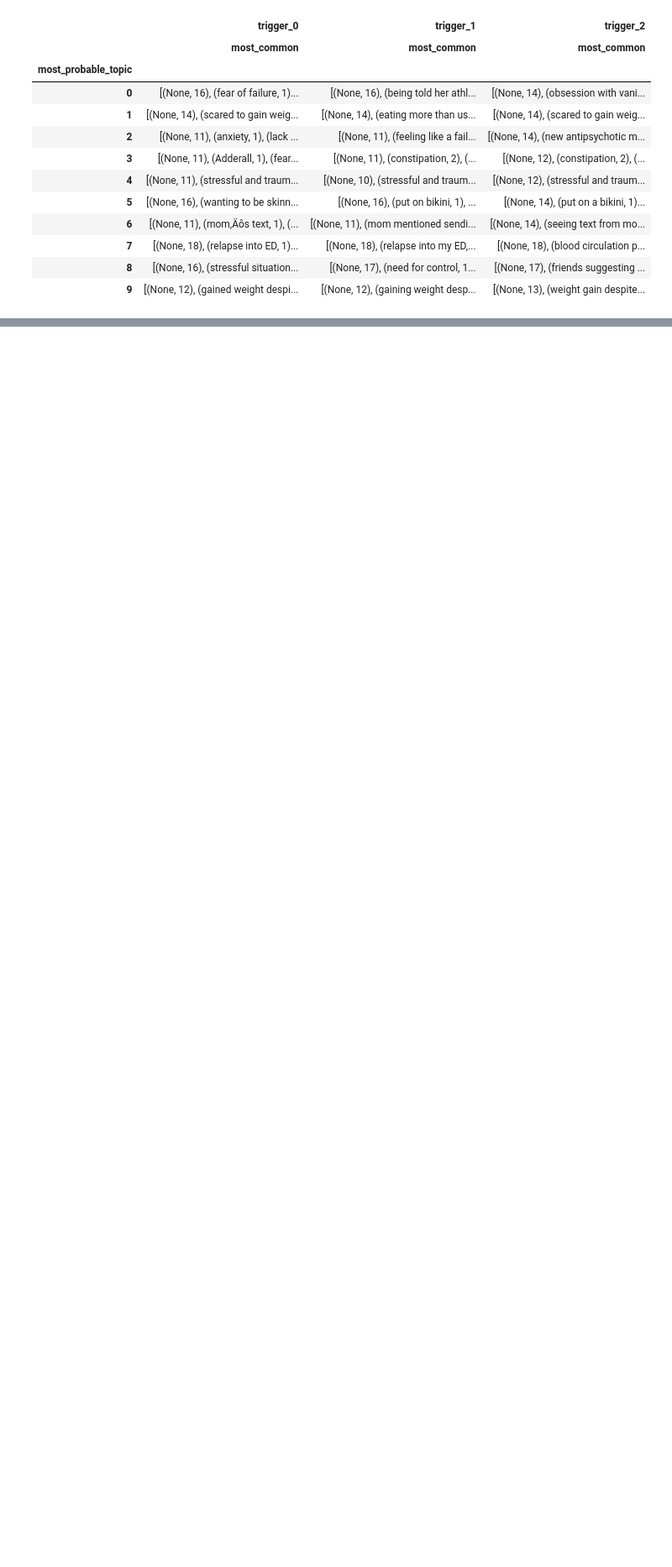
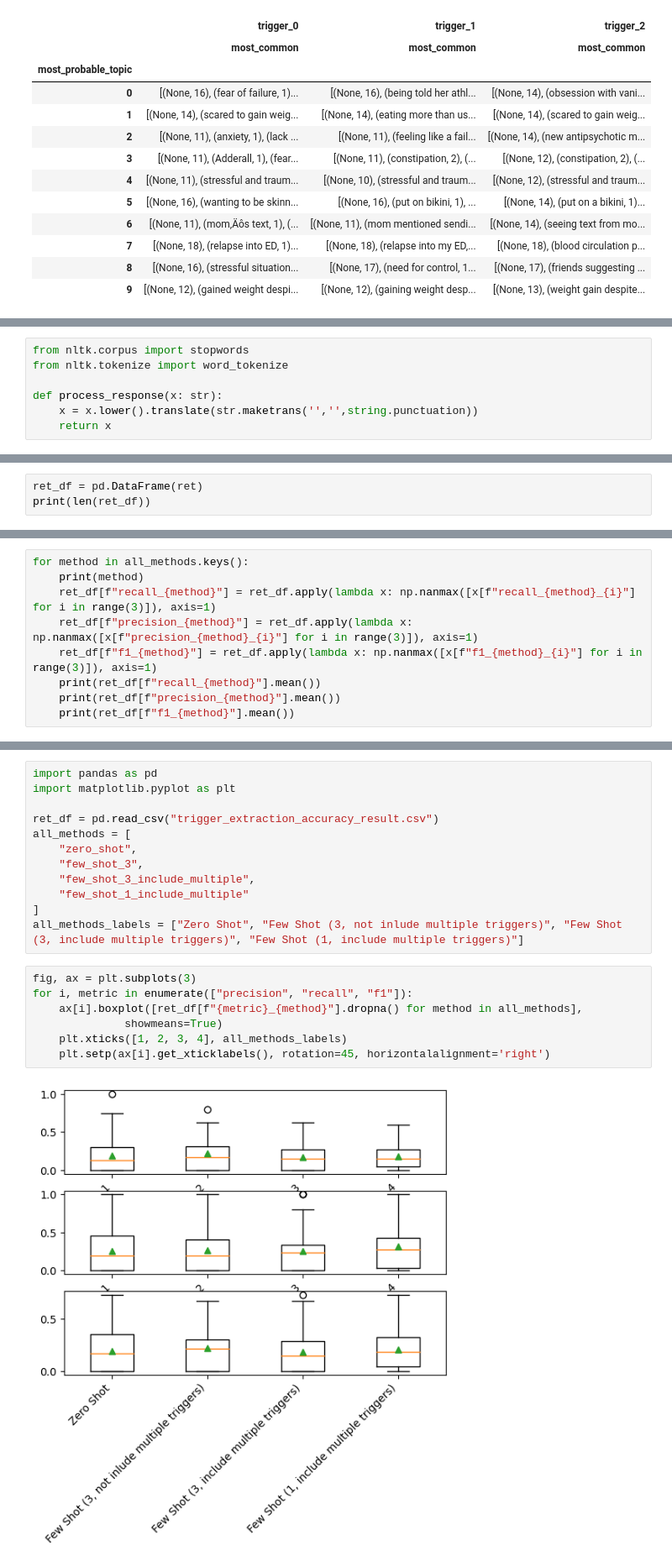
Before and after one commit to nguyentr17/cs685-narrative-analysis, a Jupyter notebook: clinical-extractions/sample_selection_trigger_extraction.ipynb, the cells around one changed output, grey strips where cells are left out. Shown: that part at 84% size. Saved outputs shown, nothing was run; the diff lists cells and outputs as text; blank space fills up the shorter version.

```diff
--- a/clinical-extractions/sample_selection_trigger_extraction.ipynb
+++ b/clinical-extractions/sample_selection_trigger_extraction.ipynb
@@ -201,0 +447,7 @@ trigger_extraction_result.groupby(["most_probable_topic"]).agg({
+# %%
+from nltk.corpus import stopwords
+from nltk.tokenize import word_tokenize
+
+def process_response(x: str):
+    x = x.lower().translate(str.maketrans('','',string.punctuation))
+    return x
@@ -201,0 +510,3 @@ trigger_extraction_result.groupby(["most_probable_topic"]).agg({
+# %%
+ret_df = pd.DataFrame(ret)
+print(len(ret_df))
@@ -201,0 +515,9 @@ trigger_extraction_result.groupby(["most_probable_topic"]).agg({
+# %%
+for method in all_methods.keys():
+    print(method)
+    ret_df[f"recall_{method}"] = ret_df.apply(lambda x: np.nanmax([x[f"recall_{method}_{i}"] for i in range(3)]), axis=1)
+    ret_df[f"precision_{method}"] = ret_df.apply(lambda x: np.nanmax([x[f"precision_{method}_{i}"] for i in range(3)]), axis=1)
+    ret_df[f"f1_{method}"] = ret_df.apply(lambda x: np.nanmax([x[f"f1_{method}_{i}"] for i in range(3)]), axis=1)
+    print(ret_df[f"recall_{method}"].mean())
+    print(ret_df[f"precision_{method}"].mean())
+    print(ret_df[f"f1_{method}"].mean())
@@ -201,0 +543,21 @@ trigger_extraction_result.groupby(["most_probable_topic"]).agg({
+# %%
+import pandas as pd
+import matplotlib.pyplot as plt
+
+ret_df = pd.read_csv("trigger_extraction_accuracy_result.csv")
+all_methods = [
+    "zero_shot",
+    "few_shot_3",
+    "few_shot_3_include_multiple",
+    "few_shot_1_include_multiple"
+]
+all_methods_labels = ["Zero Shot", "Few Shot (3, not inlude multiple triggers)", "Few Shot (3, include multiple triggers)", "Few Shot (1, include multiple triggers)"]
+# %%
+fig, ax = plt.subplots(3)
+for i, metric in enumerate(["precision", "recall", "f1"]):
+    ax[i].boxplot([ret_df[f"{metric}_{method}"].dropna() for method in all_methods],
+              showmeans=True)
+    plt.xticks([1, 2, 3, 4], all_methods_labels)
+    plt.setp(ax[i].get_xticklabels(), rotation=45, horizontalalignment='right')
+# %% [output]
+[figure, added]
```
Also changed, not shown: parts of 40 cells of this notebook, 4 other files.
